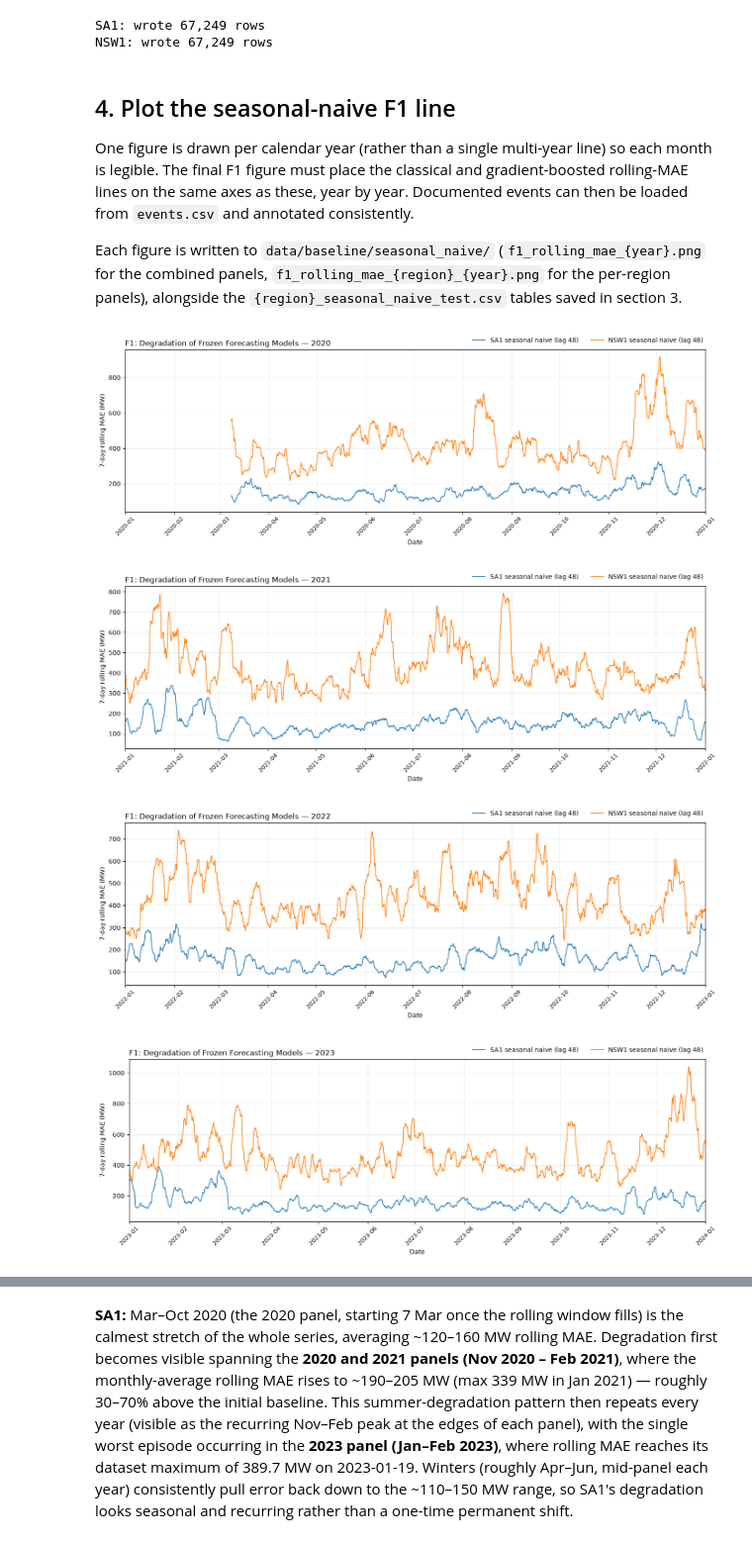
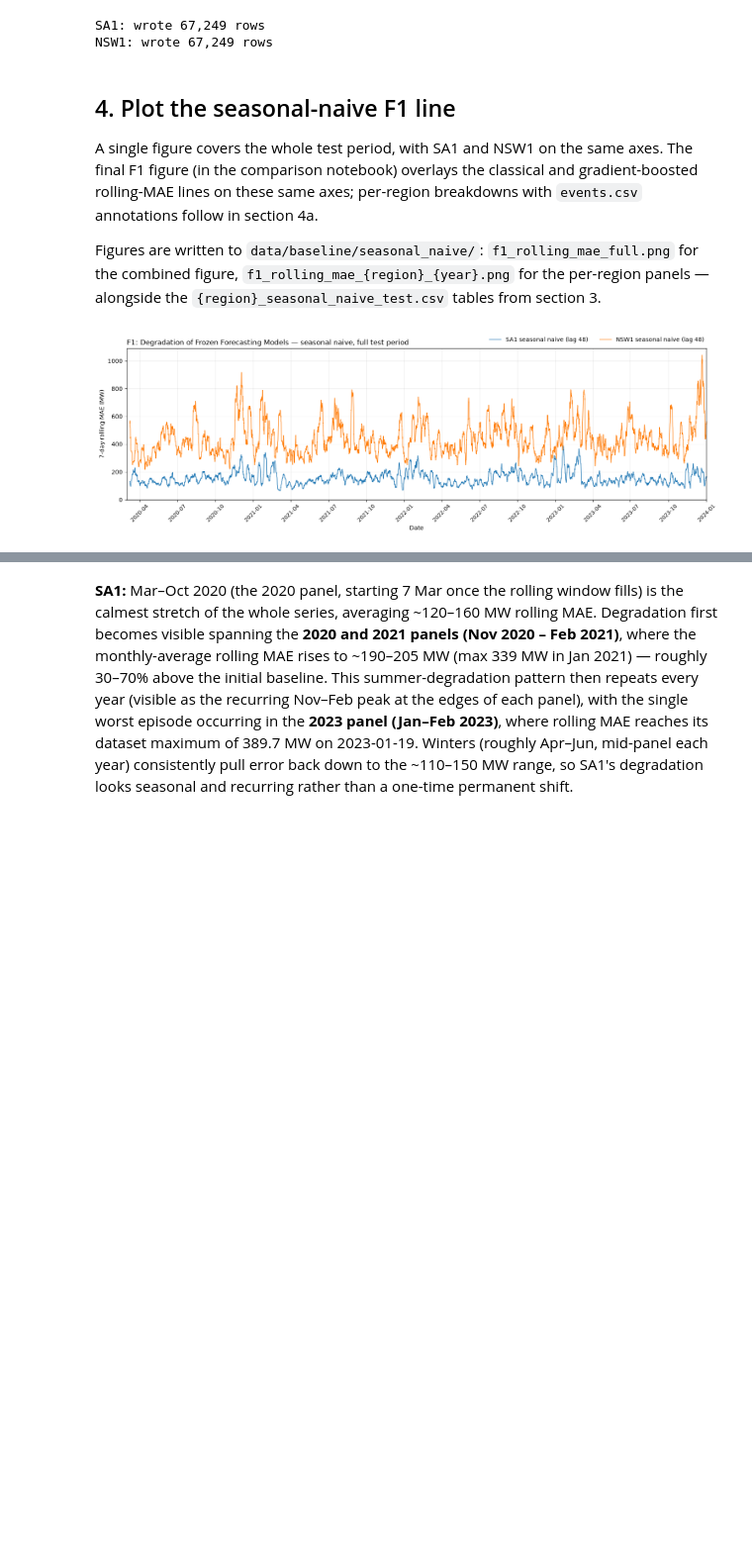
Before and after one commit to aintnoBaka7227/Detecting-and-Adapting-to-Concept-Drift-in-Time-Series-Forecasting, a Jupyter notebook: notebooks/exploration/seasonal_naive_baseline.ipynb, the cells around one changed output, grey strips where cells are left out. Shown at 99% size. Saved outputs shown, nothing was run; the diff lists cells and outputs as text; code cells hidden in the pictures; blank space fills up the shorter version.

```diff
--- a/notebooks/exploration/seasonal_naive_baseline.ipynb
+++ b/notebooks/exploration/seasonal_naive_baseline.ipynb
@@ -263,68 +263,76 @@ NSW1: wrote 67,249 rows
 # %% [markdown]
 ## 4. Plot the seasonal-naive F1 line
 
-One figure is drawn per calendar year (rather than a single multi-year line) so each month is legible. The final F1 figure must place the classical and gradient-boosted rolling-MAE lines on the same axes as these, year by year. Documented events can then be loaded from `events.csv` and annotated consistently.
+A single figure covers the whole test period, with SA1 and NSW1 on the same axes. The final F1 figure (in the comparison notebook) overlays the classical and gradient-boosted rolling-MAE lines on these same axes; per-region breakdowns with `events.csv` annotations follow in section 4a.
 
-Each figure is written to `data/baseline/seasonal_naive/` (`f1_rolling_mae_{year}.png` for the combined panels, `f1_rolling_mae_{region}_{year}.png` for the per-region panels), alongside the `{region}_seasonal_naive_test.csv` tables saved in section 3.
+Figures are written to `data/baseline/seasonal_naive/`: `f1_rolling_mae_full.png` for the combined figure, `f1_rolling_mae_{region}_{year}.png` for the per-region panels — alongside the `{region}_seasonal_naive_test.csv` tables from section 3.
 # %%
 def format_month_axis(ax: plt.Axes, year: int) -> None:
     ax.set_xlim(pd.Timestamp(year=year, month=1, day=1), pd.Timestamp(year=year + 1, month=1, day=1))
     ax.xaxis.set_major_locator(mdates.MonthLocator(interval=1))
     ax.xaxis.set_major_formatter(mdates.DateFormatter("%Y-%m"))
     ax.tick_params(axis="x", labelrotation=45, labelsize=9)
     ax.grid(alpha=0.25)
     ax.grid(which="major", axis="x", alpha=0.4, linewidth=0.5)
 
 
 # Calendar years present anywhere in the test period, across both regions.
 # AEMO timestamps an interval by its *end*, so the very last row of the
 # test period is stamped 2024-01-01 00:00:00 even though it covers the
 # last half-hour of 2023-12-31 — a single point, not a real 2024 year of
-# data, so years with fewer than 2 rows are dropped rather than plotted.
+# data, so years with fewer than 2 rows are dropped. Used by the per-region
+# panels in section 4a.
 test_years = [
     year
     for year in sorted({
         timestamp.year
         for results in seasonal_results.values()
         for timestamp in results[TIMESTAMP_COLUMN]
     })
     if all(
         (results[TIMESTAMP_COLUMN].dt.year == year).sum() >= 2
         for results in seasonal_results.values()
     )
 ]
 
-for year in test_years:
-    fig, ax = plt.subplots(figsize=(14, 5))
+# One figure for the whole test period, both regions on the same axes.
+PERIOD_START = pd.Timestamp("2020-03-01")
+PERIOD_END = pd.Timestamp("2024-01-01")
 
-    for region, results in seasonal_results.items():
-        year_df = results[results[TIMESTAMP_COLUMN].dt.year == year]
-        ax.plot(
-            year_df[TIMESTAMP_COLUMN],
-            year_df["ROLLING_MAE_7D"],
-            label=f"{region} seasonal naive (lag 48)",
-            linewidth=1.2,
-        )
+fig, ax = plt.subplots(figsize=(15, 5))
 
-    # Title on the left, legend on the same row but outside the axes on the right.
-    ax.set_title(f"F1: Degradation of Frozen Forecasting Models — {year}", loc="left")
-    ax.set_xlabel("Date")
-    ax.set_ylabel("7-day rolling MAE (MW)")
-    format_month_axis(ax, year)
-    ax.legend(
-        loc="lower right",
-        bbox_to_anchor=(1.0, 1.02),
-        ncol=len(seasonal_results),
-        frameon=False,
-        borderaxespad=0.0,
+for region, results in seasonal_results.items():
+    ax.plot(
+        results[TIMESTAMP_COLUMN],
+        results["ROLLING_MAE_7D"],
+        label=f"{region} seasonal naive (lag 48)",
+        linewidth=1.0,
     )
 
-    fig.tight_layout()
-    fig.savefig(OUTPUT_DIR / f"f1_rolling_mae_{year}.png", dpi=130, bbox_inches="tight")
-    plt.show()
+ax.set_title(
+    "F1: Degradation of Frozen Forecasting Models — seasonal naive, full test period",
+    loc="left",
+)
+ax.set_xlabel("Date")
+ax.set_ylabel("7-day rolling MAE (MW)")
+ax.set_xlim(PERIOD_START, PERIOD_END)
+ax.set_ylim(bottom=0)
+ax.xaxis.set_major_locator(mdates.MonthLocator(bymonth=[1, 4, 7, 10]))  # quarterly ticks
+ax.xaxis.set_major_formatter(mdates.DateFormatter("%Y-%m"))
+ax.tick_params(axis="x", labelrotation=45, labelsize=9)
+ax.grid(alpha=0.25)
+ax.grid(which="major", axis="x", alpha=0.4, linewidth=0.5)
+ax.legend(
+    loc="lower right",
+    bbox_to_anchor=(1.0, 1.02),
+    ncol=len(seasonal_results),
+    frameon=False,
+    borderaxespad=0.0,
+)
+
+fig.tight_layout()
+fig.savefig(OUTPUT_DIR / "f1_rolling_mae_full.png", dpi=130, bbox_inches="tight")
+plt.show()
 # %% [output]
-[figure, old version]
+[figure, new version]
-[figure, removed]
-[figure, removed]
-[figure, removed]
 # %% [markdown]
```
Also changed, not shown: parts of 6 cells of this notebook, 13 other files.
